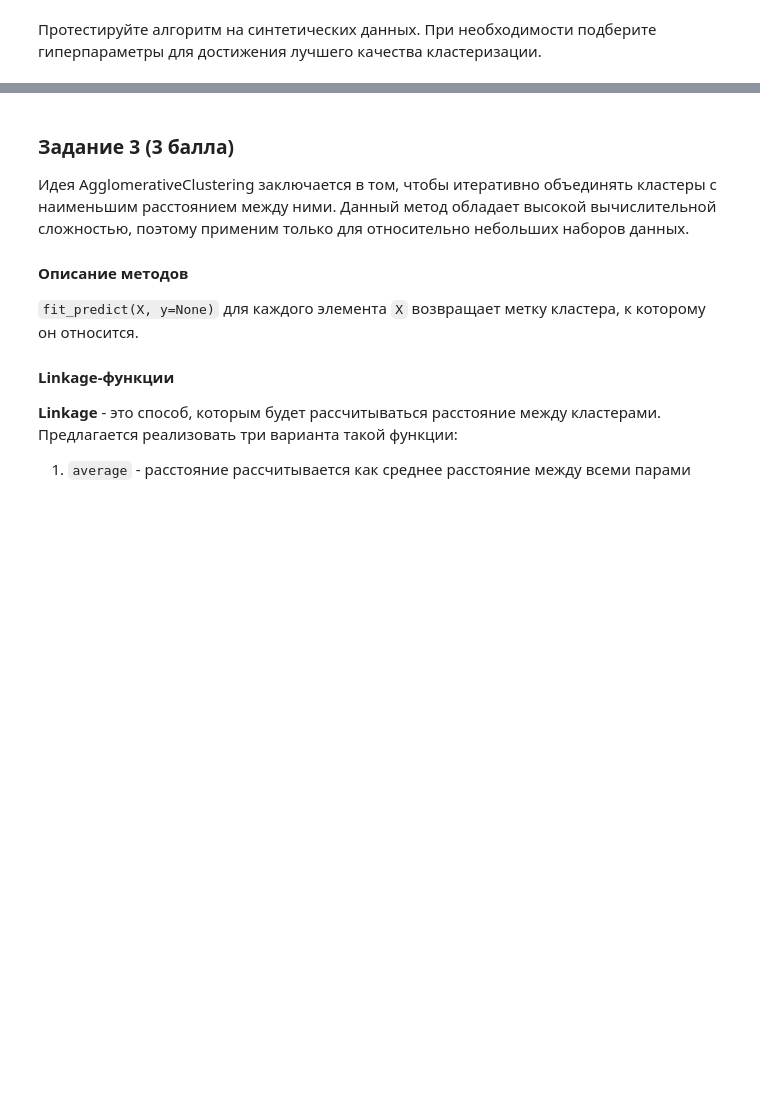
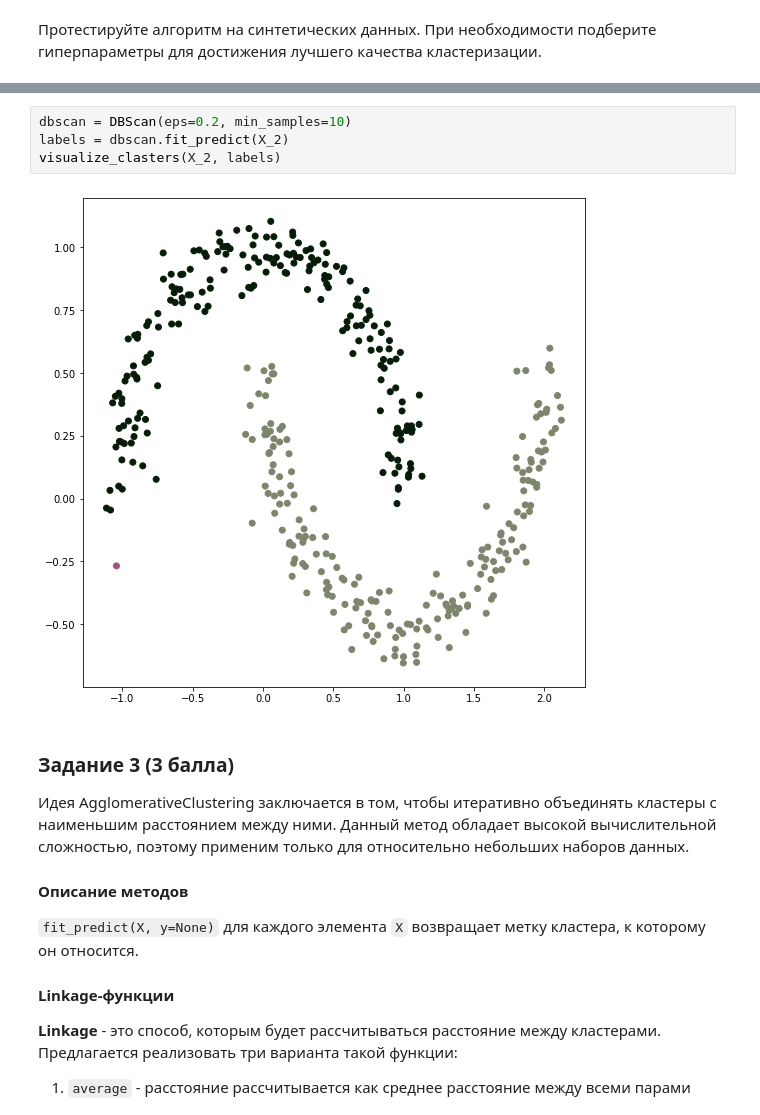
Before and after one commit to Howuhh/hse_machine_learning, a Jupyter notebook: hw2_clustering/hw02_task.ipynb, the cells around one changed output, grey strips where cells are left out. Cells and saved outputs as stored; diff of their text form; blank space fills up the shorter version.

```diff
--- a/hw2_clustering/hw02_task.ipynb
+++ b/hw2_clustering/hw02_task.ipynb
@@ -200,3 +302,9 @@ visualize_clasters(X_2, labels)
+# %%
+dbscan = DBScan(eps=0.2, min_samples=10)
+labels = dbscan.fit_predict(X_2)
+visualize_clasters(X_2, labels)
+# %% [output]
+[figure, added]
 # %% [markdown]
 ### Задание 3 (3 балла)
 Идея AgglomerativeClustering заключается в том, чтобы итеративно объединять кластеры с наименьшим расстоянием между ними. Данный метод обладает высокой вычислительной сложностью, поэтому применим только для относительно небольших наборов данных.
```
Also changed, not shown: parts of 25 cells of this notebook, 4 other files.
